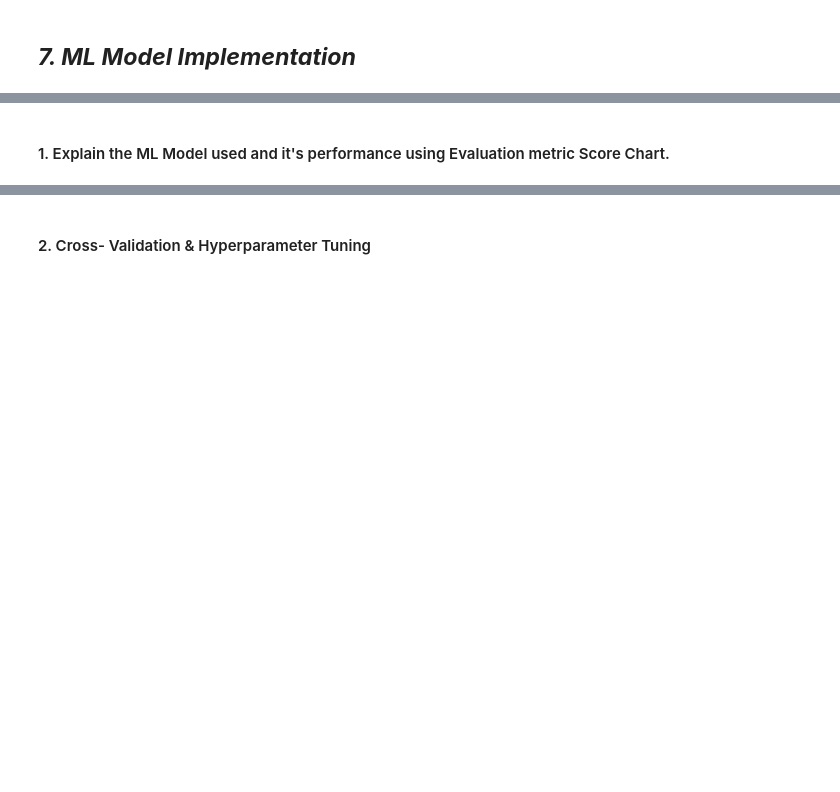
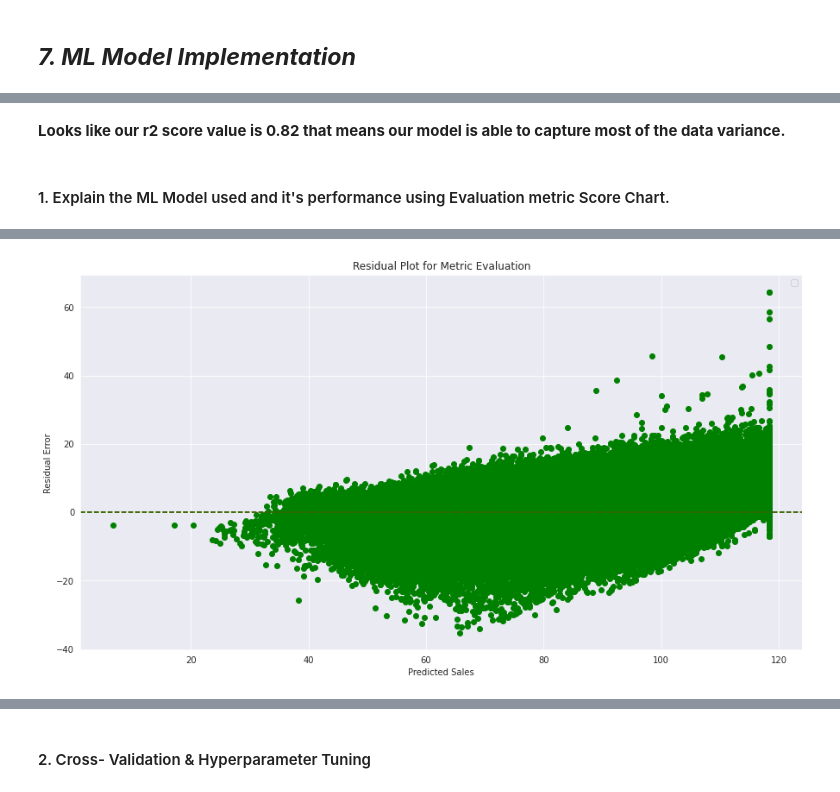
Before and after one commit to shivam887423/Retail-Sales-Prediction, a Jupyter notebook: Copy_of_Copy_of_Sample_ML_Submission_Template.ipynb, the cells around one changed output, grey strips where cells are left out. Cells and saved outputs as stored; diff of their text form; code cells hidden in the pictures; blank space fills up the shorter version.

```diff
--- a/Copy_of_Copy_of_Sample_ML_Submission_Template.ipynb
+++ b/Copy_of_Copy_of_Sample_ML_Submission_Template.ipynb
@@ -1390,2 +1965,8 @@ final_df['CompetitionDistance']=(final_df['Customers'])**(1/1.2)
+# %%
+# Create an instance of the StandardScaler() class
+std_regressor = StandardScaler()
+# %%
+# Use the fit_transform() method of the scaler object to scale the feature data
+x = std_regressor.fit_transform(x)
 # %% [markdown]
 ##### Which method have you used to scale you data and why?
@@ -1407,0 +1993,3 @@ Answer Here.
+# %%
+# Use the train_test_split() method to split the data into training and testing sets
+x_train, x_test, y_train, y_test = train_test_split(x, y, test_size=0.2, random_state=0)
@@ -1428,6 +2030,9 @@ Answer Here.
 # %%
 # ML Model - 1 Implementation
+linear_regressor= LinearRegression()
+# Fit the Algorithm
+linear_regressor.fit(x_train,y_train)
 
-# Fit the Algorithm
-
-# Predict on the model
+# Predict the model
+y_train_regression_pred= linear_regressor.predict(x_train)
+y_test_regression_pred= linear_regressor.predict(x_test)
@@ -1434,2 +2090,4 @@ Answer Here.
+# %% [markdown]
+**Looks like our r2 score value is 0.82 that means our model is able to capture most of the data variance.**
 # %% [markdown]
 #### 1. Explain the ML Model used and it's performance using Evaluation metric Score Chart.
@@ -1437,0 +2094,18 @@ Answer Here.
+# %%
+# Visualizing evaluation Metric Score chart
+residuals = y_test - y_test_regression_pred
+
+# Plot residuals
+plt.figure(figsize=(15,8))
+plt.scatter(y_test, residuals, c="green")
+plt.title("Residual Plot for Metric Evaluation")
+plt.xlabel('Predicted Sales')
+plt.ylabel('Residual Error')
+
+# Add horizontal line at mean value of y
+plt.axhline(y=np.nanmean(residuals), color='red', linestyle='--')
+plt.axhline(y=np.nanmedian(residuals), color='green', linestyle='--')
+plt.legend()
+
+plt.show()
+# %% [output]
@@ -1437,0 +2113 @@ Answer Here.
+[figure, added]
```
Also changed, not shown: parts of 111 cells of this notebook.
